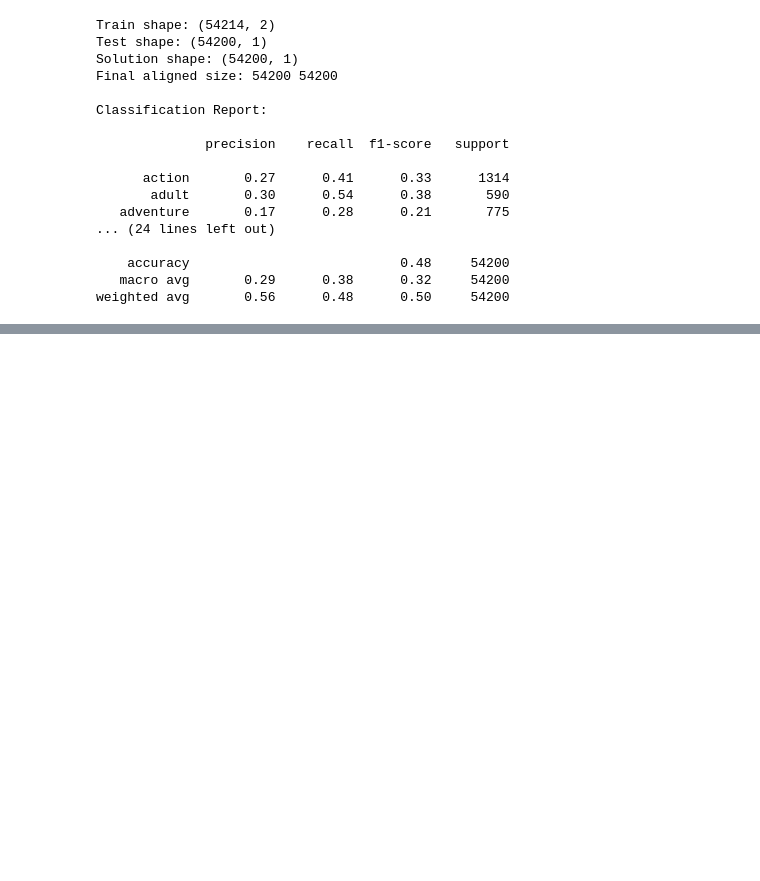
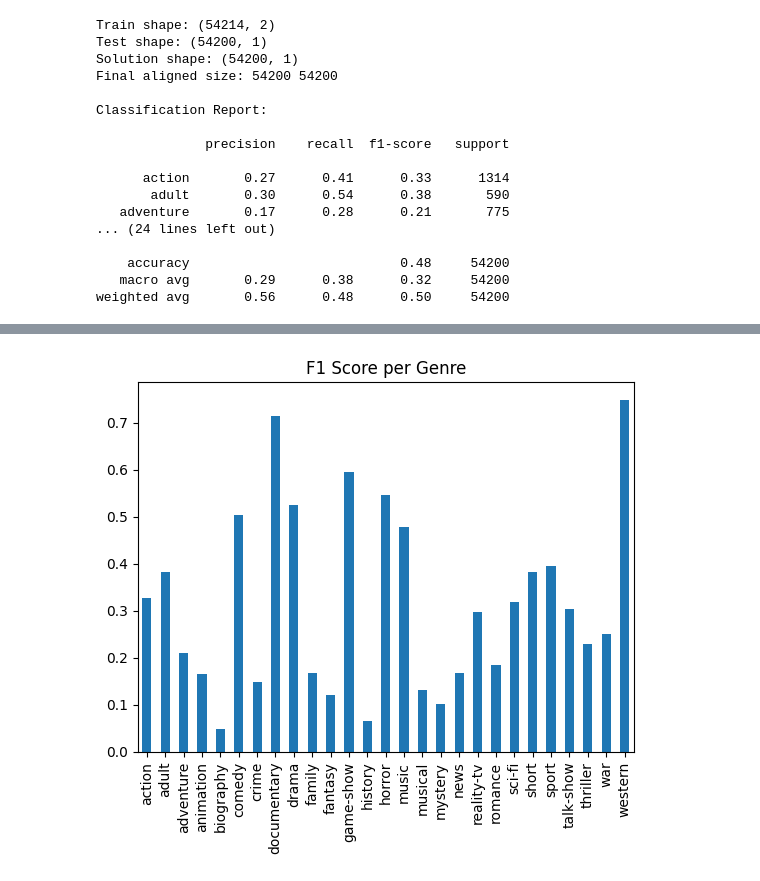
Before and after one commit to mahejain/MYDAILYWORK, a Jupyter notebook: movie_classification.ipynb, the cells around one changed output, grey strips where cells are left out. Cells and saved outputs as stored; diff of their text form; code cells hidden in the pictures; blank space fills up the shorter version.

```diff
--- a/movie_classification.ipynb
+++ b/movie_classification.ipynb
@@ -160,0 +221,13 @@ weighted avg       0.56      0.48      0.50     54200
+# %%
+import pandas as pd
+from sklearn.metrics import classification_report
+
+report = classification_report(y_test, y_pred, output_dict=True)
+df_report = pd.DataFrame(report).transpose()
+
+df_report["f1-score"][:-3].plot(kind="bar")
+plt.title("F1 Score per Genre")
+plt.xticks(rotation=90)
+plt.show()
+# %% [output]
+[figure, added]
```
Also changed, not shown: parts of 7 cells of this notebook.
